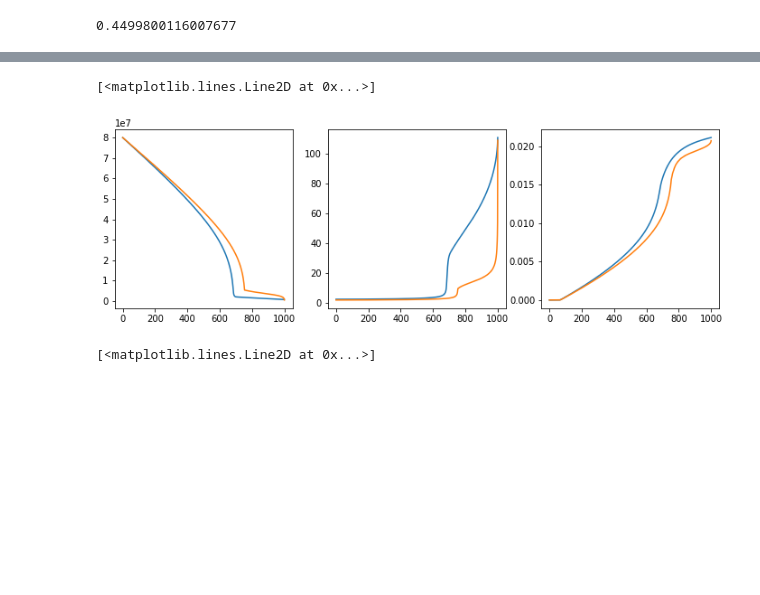
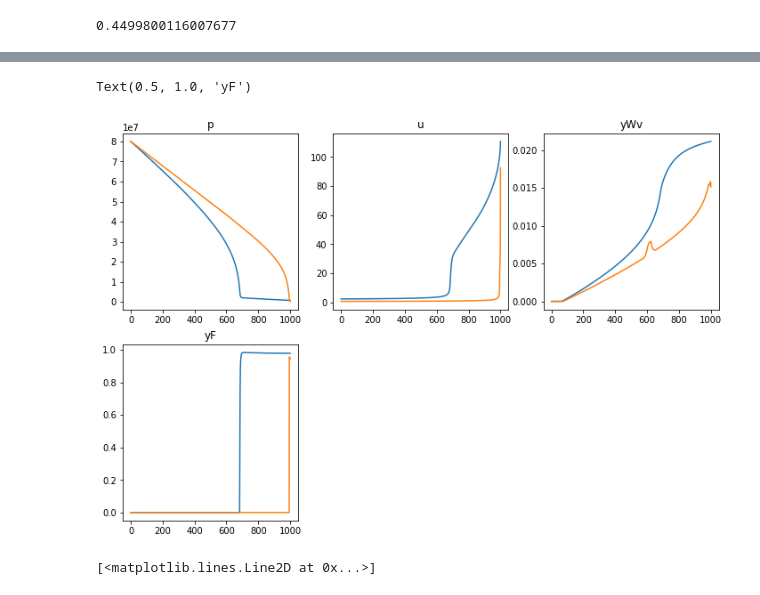
Before and after one commit to fredriclam/conduit-qss, a Jupyter notebook: linearized_crystal_ascent.ipynb, the cells around one changed output, grey strips where cells are left out. Cells and saved outputs as stored; diff of their text form; code cells hidden in the pictures; blank space fills up the shorter version.

```diff
--- a/linearized_crystal_ascent.ipynb
+++ b/linearized_crystal_ascent.ipynb
@@ -2709,6 +2894,12 @@ out_q2 = np.load(r"C:\Users\Fredric\Desktop\run2\out_q2_new.npy")
 out_q5 = np.load(r"C:\Users\Fredric\Desktop\run2\out_q5_new.npy")
 x = np.load(r"C:\Users\Fredric\Desktop\run2\out_x_new.npy")
 t = np.load(r"C:\Users\Fredric\Desktop\run2\out_t_new.npy")
+
+out_q2 = np.load(r"C:\Users\Fredric\Desktop\run3\out_q2_strang_1.npy")
+out_q5 = np.load(r"C:\Users\Fredric\Desktop\run3\out_q5_strang_1.npy")
+x = np.load(r"C:\Users\Fredric\Desktop\run3\out_x_strang_1.npy")
+t = np.load(r"C:\Users\Fredric\Desktop\run3\out_t_strang_1.npy")
+
 mg_x, mg_t = np.meshgrid(x, t)
 # %%
 ''' Information not recorded? Manually import here: '''
@@ -2773,21 +2984,25 @@ plt.colorbar()
 # %%
 # Check t = 0 and t = tf: are these two viable steady-states?
 plt.figure(figsize=(12,8))
 plt.subplot(2,3,1)
 plt.plot(out_q2[0,0,:])
 plt.plot(out_q2[-1,0,:])
+plt.title("p")
 plt.subplot(2,3,2)
 plt.plot(out_q2[0,1,:])
 plt.plot(out_q2[-1,1,:])
+plt.title("u")
 plt.subplot(2,3,3)
 plt.plot(out_q5[0,1,:])
 plt.plot(out_q5[-1,1,:])
+plt.title("yWv")
 plt.subplot(2,3,4)
-plt.plot(out_q5[0,2,:])
-plt.plot(out_q5[-1,2,:])
+plt.plot(out_q5[0,4,:])
+plt.plot(out_q5[-1,4,:])
+plt.title("yF")
 # %% [output]
-[<matplotlib.lines.Line2D at 0x...>]
+Text(0.5, 1.0, 'yF')
-[figure, old version]
+[figure, new version]
 # %%
 plt.plot(out_q5[0,1,:])
 plt.plot(out_q5[-1,1,:])
```
Also changed, not shown: parts of 34 cells of this notebook, 3 other files.
